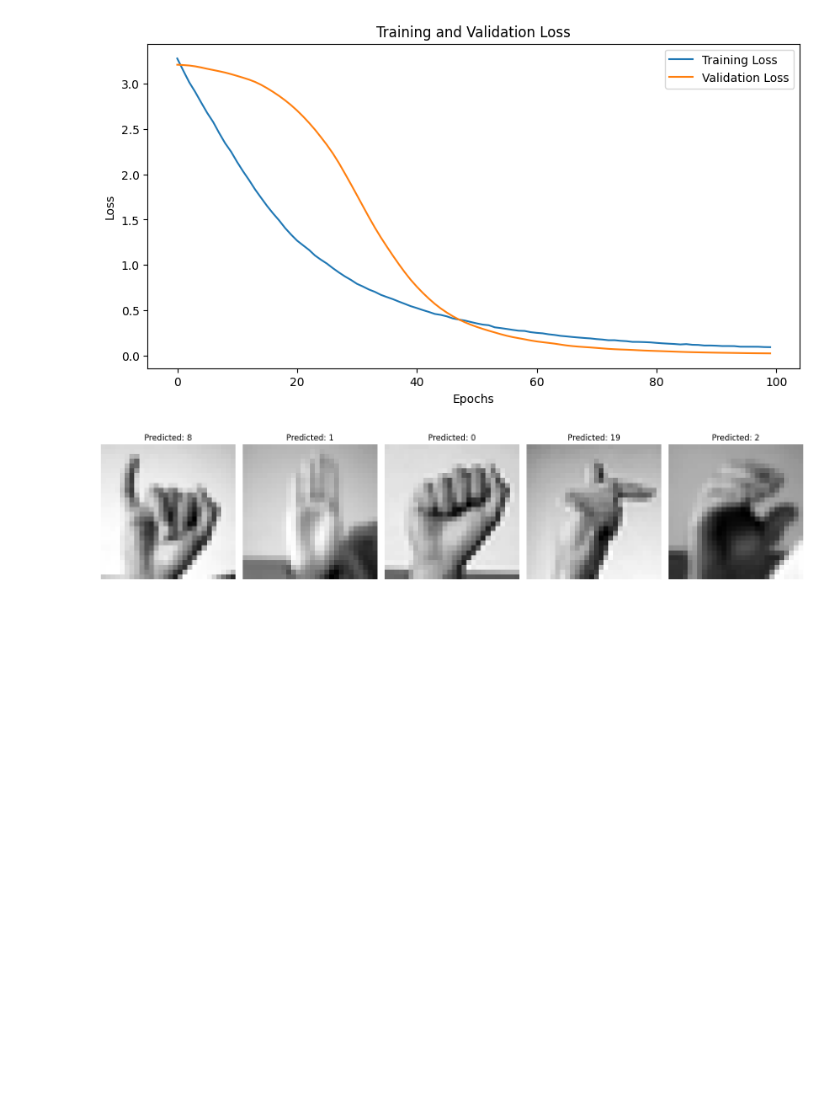
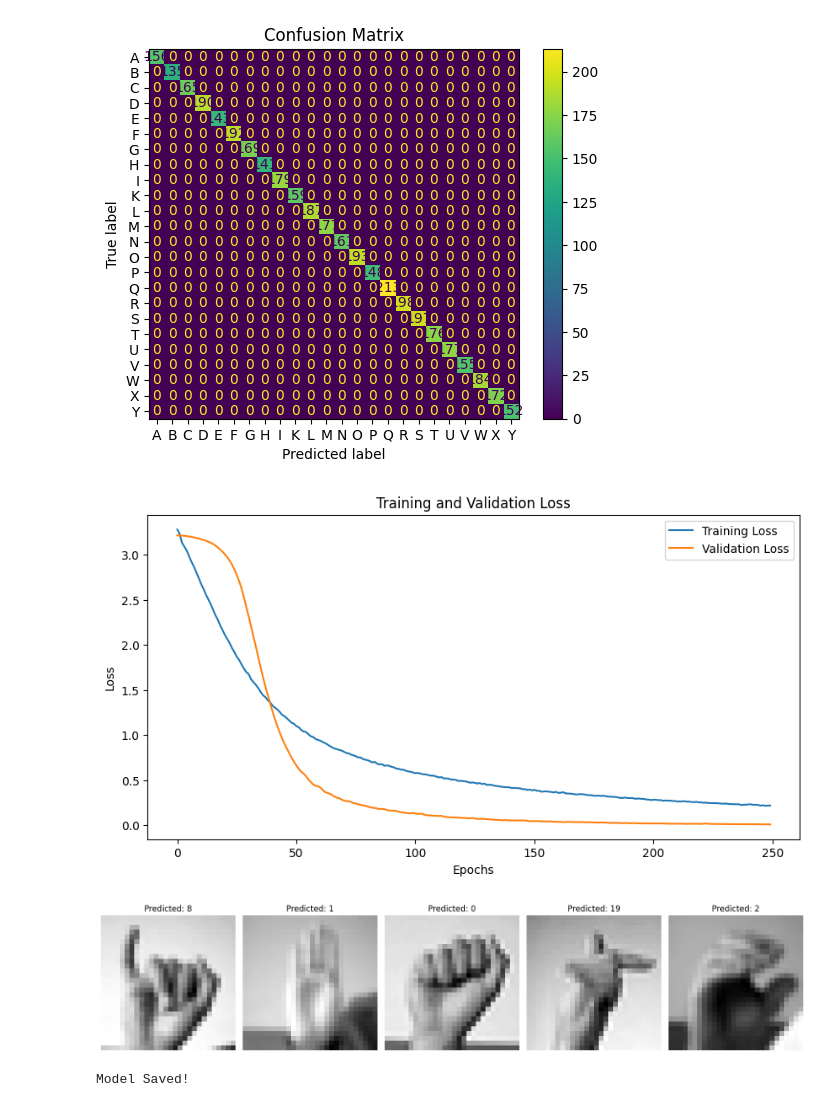
Before and after one commit to ishanporwal/asl_recognition, a Jupyter notebook: notebook.ipynb, the cells around one changed output. Saved outputs shown, nothing was run; the diff lists cells and outputs as text; code cells hidden in the pictures; blank space fills up the shorter version.

```diff
--- a/notebook.ipynb
+++ b/notebook.ipynb
@@ -128,16 +189,30 @@ def train_model(model, criterion, optimizer, num_epochs=20):
             print(f'Epoch [{epoch+1}/{num_epochs}], Train Loss: {loss.item():.4f}, Val Loss: {val_loss.item():.4f}')
     return train_losses, val_losses
 
-# evaluating CNN
-def evaluate_model(model):
+# confusion matrix
+def plot_confusion_matrix(y_true, y_pred, class_names=None):
+    cm = confusion_matrix(y_true, y_pred)
+    disp = ConfusionMatrixDisplay(confusion_matrix=cm, display_labels=class_names)
+    disp.plot(cmap='viridis', values_format='d')
+    plt.title('Confusion Matrix')
+    plt.show()
+
+# evaluate model
+def evaluate_model(model, class_names=None):
     model.eval()
     with torch.no_grad():
         outputs = model(X_test_tensor)
         _, predictions = torch.max(outputs, 1)
         accuracy = (predictions == y_test_tensor).float().mean().item()
+    # print test accuracy
     print(f"Test Accuracy: {accuracy * 100:.2f}%")
+    # convert tensors to numpy arrays
+    y_true = y_test_tensor.cpu().numpy()
+    y_pred = predictions.cpu().numpy()
+    # plot confusion matrix
+    plot_confusion_matrix(y_true, y_pred, class_names=class_names)
+
     return predictions
-
 # plotting losses
 def plot_losses(train_losses, val_losses):
     plt.figure(figsize=(10, 5))
@@ -166,13 +241,17 @@ def plot_predictions(model, num_images=5):
 # %%
 # initializing
 num_classes = max(y) + 1
+class_names = [chr(i) for i in range(65, 91) if chr(i) not in {'J', 'Z'}]
 model = OptimizedASL_CNN(num_classes=num_classes).to(device)
 criterion = nn.CrossEntropyLoss()
 optimizer = optim.Adam(model.parameters(), lr=0.001)
 # training CNN
-train_losses, val_losses = train_model(model, criterion, optimizer, num_epochs=100)
+train_losses, val_losses = train_model(model, criterion, optimizer, num_epochs=250)
 # evaluating and printing results
-predictions = evaluate_model(model)
+predictions = evaluate_model(model, class_names=class_names)
 plot_losses(train_losses, val_losses)
 plot_predictions(model, num_images=5)
+# save model to file
+torch.save(model.state_dict(), "asl_cnn_model.pth")
+print("Model Saved!")
 # %% [output]
@@ -184,3 +270,5 @@ Epoch [100/100], Train Loss: 0.0905, Val Loss: 0.0217
 Test Accuracy: 100.00%
-[figure, old version]
+[figure, new version]
-[figure, old version]
+[figure, new version]
+[figure, added]
+Model Saved!
```
Also changed, not shown: parts of 3 cells of this notebook, 1 other file.
